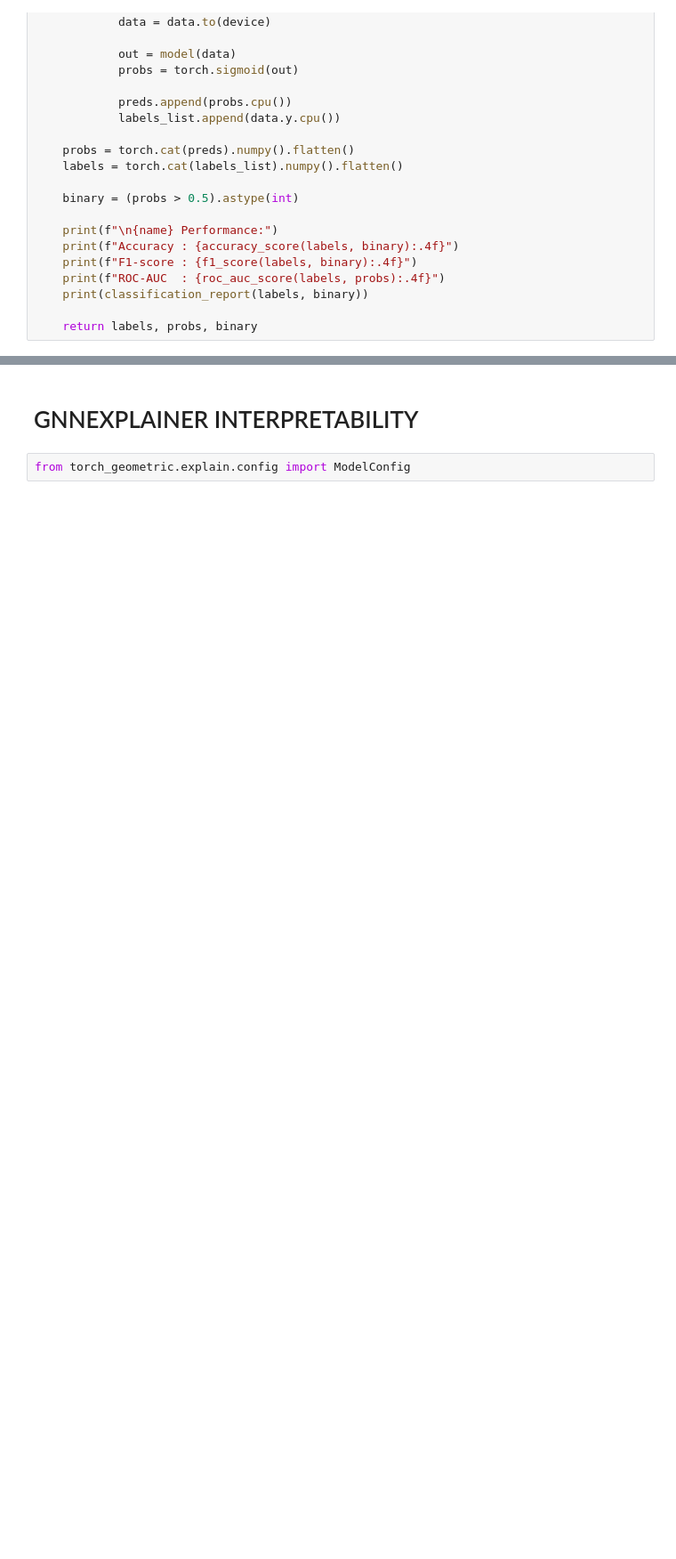
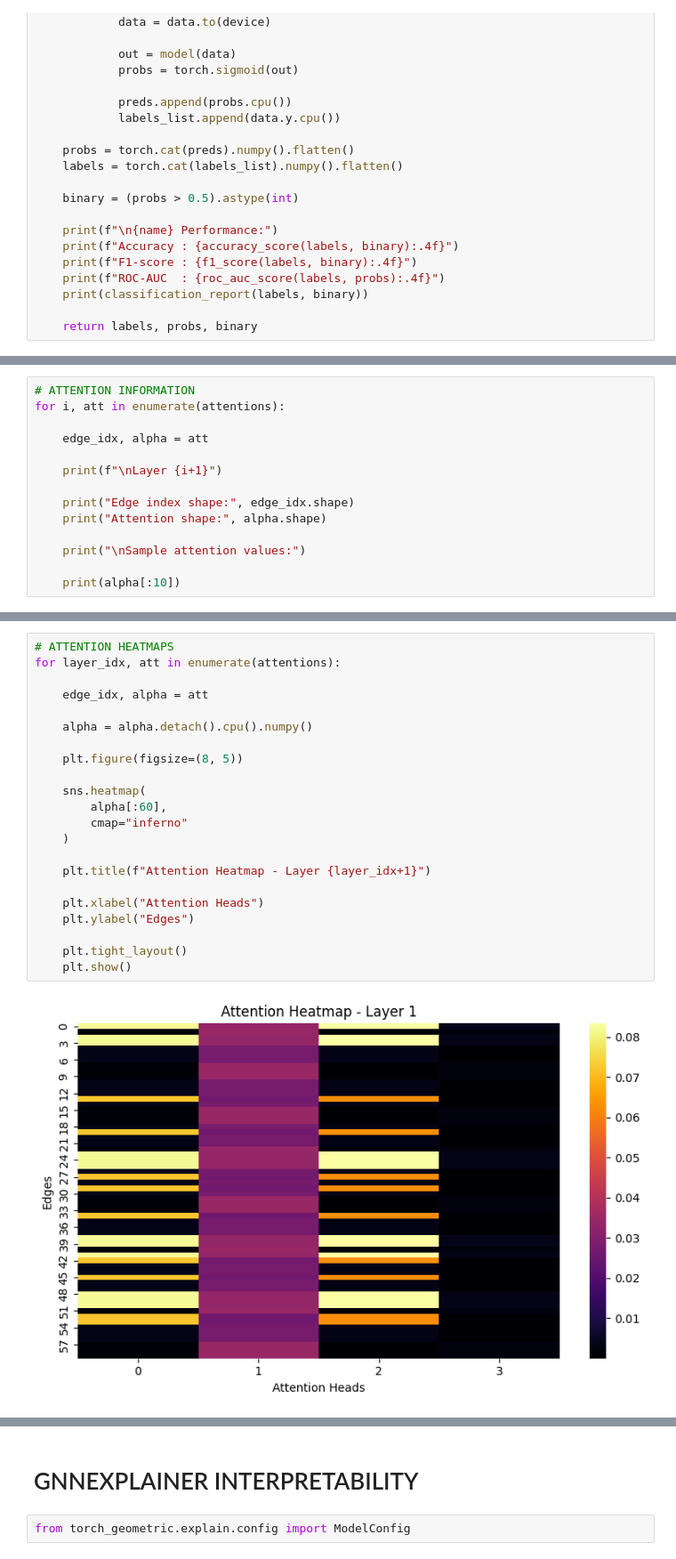
Before and after one commit to RayCharles8/ML-Project, a Jupyter notebook: CGNN.ipynb, the cells around one changed output, grey strips where cells are left out. Shown at 89% size. Cells and saved outputs as stored; diff of their text form; blank space fills up the shorter version.

```diff
--- a/CGNN.ipynb
+++ b/CGNN.ipynb
@@ -768,0 +1224,14 @@ plot_regression_scatter(labels, probs)
+# %%
+# ATTENTION INFORMATION
+for i, att in enumerate(attentions):
+
+    edge_idx, alpha = att
+
+    print(f"\nLayer {i+1}")
+
+    print("Edge index shape:", edge_idx.shape)
+    print("Attention shape:", alpha.shape)
+
+    print("\nSample attention values:")
+
+    print(alpha[:10])
@@ -768,0 +1256,24 @@ plot_regression_scatter(labels, probs)
+# %%
+# ATTENTION HEATMAPS
+for layer_idx, att in enumerate(attentions):
+
+    edge_idx, alpha = att
+
+    alpha = alpha.detach().cpu().numpy()
+
+    plt.figure(figsize=(8, 5))
+
+    sns.heatmap(
+        alpha[:60],
+        cmap="inferno"
+    )
+
+    plt.title(f"Attention Heatmap - Layer {layer_idx+1}")
+
+    plt.xlabel("Attention Heads")
+    plt.ylabel("Edges")
+
+    plt.tight_layout()
+    plt.show()
+# %% [output]
+[figure, added]
```
Also changed, not shown: parts of 61 cells of this notebook.
